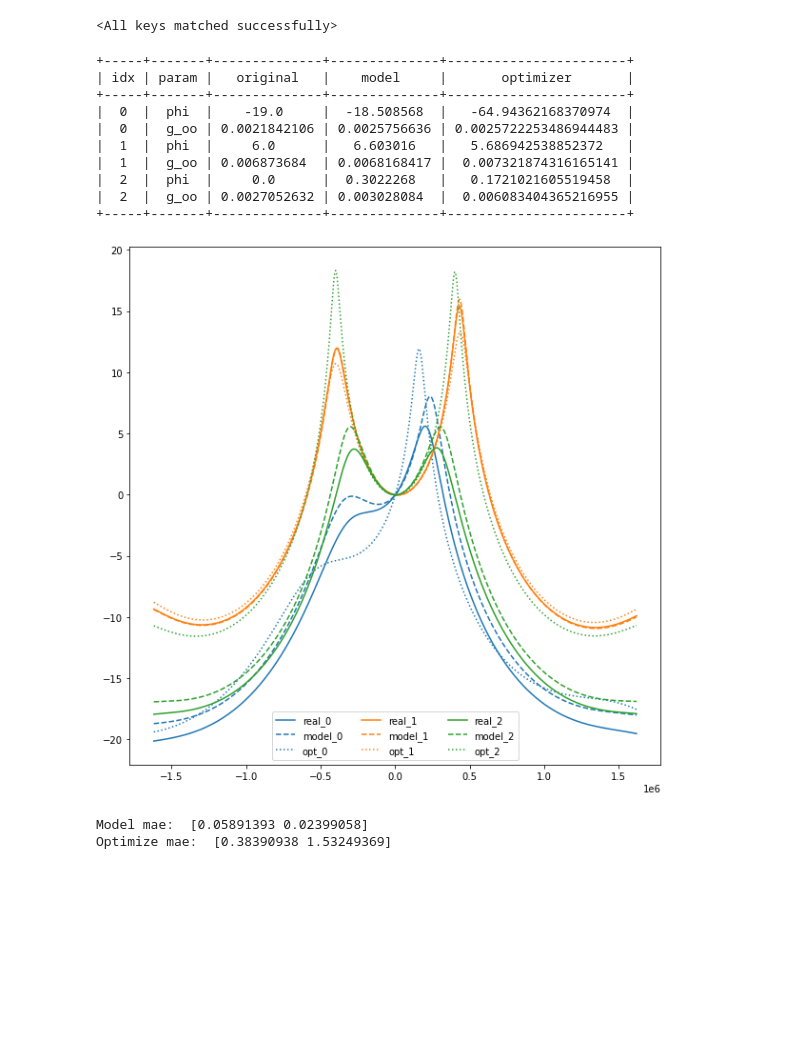
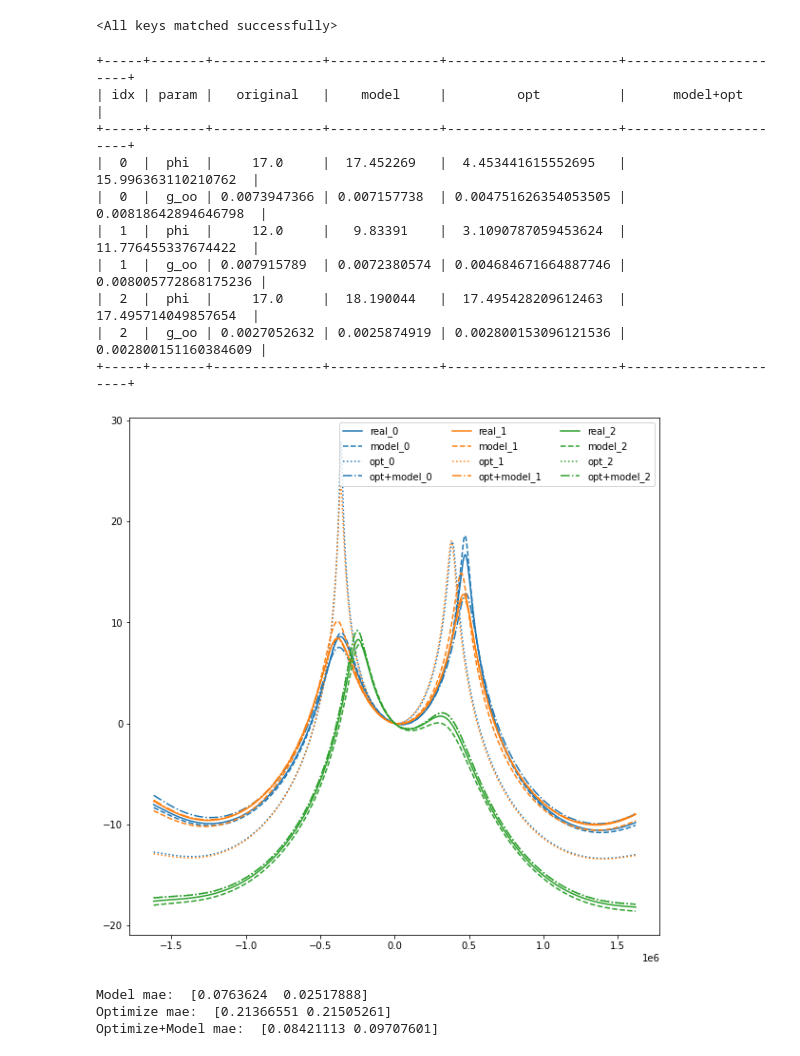
Before and after one commit to kiliakis/ML-LHC-closed-loop, a Jupyter notebook: pytorch-predictor.ipynb, the cells around one changed output. Cells and saved outputs as stored; diff of their text form; code cells hidden in the pictures; blank space fills up the shorter version.

Commit message:
adds new 2-model approach

```diff
--- a/pytorch-predictor.ipynb
+++ b/pytorch-predictor.ipynb
@@ -321,7 +321,7 @@ optimizer = torch.optim.Adam(model.parameters(), lr=0.01)
 
 # train the network
 train_loss, train_accuracy, test_loss, test_accuracy = model.train_net(
-    optimizer, criterion, X_train, y_train, X_test, y_test, 5000)
+    optimizer, criterion, X_train, y_train, X_test, y_test, 500)
 # %% [output]
 Net(
   (center): ConstantPad1d(padding=(-120, -120), value=0)
@@ -425,49 +424,51 @@ y_validate_new = target_scaler.inverse_transform(y_validate.numpy())
 # %%
 # plot the validation curves
 %matplotlib inline
 
 plt.figure(figsize=(10, 10))
 gen_tf = GenerateTF(fb_attn_index=3, with_noise=False)
 x = gen_tf.frequency.astype(np.float32)
 
 table = PrettyTable()
-table.field_names = ["idx", "param", "original", "model", "optimizer"]
+table.field_names = ["idx", "param", "original", "model", "opt", "model+opt"]
 # print(table)
 
 for idx in range(3):
     try:
-        popt, pcov  = curve_fit(gen_tf, x, X_validate_new[idx])
+        popt, _  = curve_fit(gen_tf, x, X_validate_new[idx], bounds=([-20, 1e-4], [20, 1e-2]), method='trf')
+        # Initial guesses coming from the model
+        poptModel,_ = curve_fit(gen_tf, x, X_validate_new[idx], bounds=([-20, 1e-4], [20, 1e-2]), method='trf', p0=yhat_new[idx])
     except:
         print(f'Scipy curve fit failed for idx: {idx}')
         continue
 
     # print('Param, Original, Model, Optimizer')
-    table.add_row([idx, 'phi', y_validate_new[idx][0], yhat_new[idx][0], popt[0]])
-    table.add_row([idx, 'g_oo', y_validate_new[idx][1], yhat_new[idx][1], popt[1]])
+    table.add_row([idx, 'phi', y_validate_new[idx][0], yhat_new[idx][0], popt[0], poptModel[0]])
+    table.add_row([idx, 'g_oo', y_validate_new[idx][1], yhat_new[idx][1], popt[1], poptModel[1]])
 
     # print('phi', y_validate_new[idx][0], yhat_new[idx][0], popt[0])
     # print('g_oo', y_validate_new[idx][1], yhat_new[idx][1], popt[1])
 
     p = plt.plot(x, gen_tf(x, *(y_validate_new[idx])), label=f'real_{idx}', ls='-')
     plt.plot(x, gen_tf(x, *(yhat_new[idx])), label=f'model_{idx}', ls='--', color=p[0].get_color())
     plt.plot(x, gen_tf(x, *popt), label=f'opt_{idx}', ls=':', color=p[0].get_color())
-
+    plt.plot(x, gen_tf(x, *poptModel), label=f'opt+model_{idx}', ls='-.', color=p[0].get_color())
 print(table)
 plt.legend(ncol=3)
 plt.show()
 plt.close()
 # %% [output]
-+-----+-------+--------------+--------------+-----------------------+
-| idx | param |   original   |    model     |       optimizer       |
-+-----+-------+--------------+--------------+-----------------------+
-|  0  |  phi  |    -19.0     |  -18.508568  |   -64.94362168370974  |
-|  0  |  g_oo | 0.0021842106 | 0.0025756636 | 0.0025722253486944483 |
-|  1  |  phi  |     6.0      |   6.603016   |   5.686942538852372   |
-|  1  |  g_oo | 0.006873684  | 0.0068168417 |  0.007321874316165141 |
-|  2  |  phi  |     0.0      |  0.3022268   |   0.1721021605519458  |
-|  2  |  g_oo | 0.0027052632 | 0.003028084  |  0.006083404365216955 |
-+-----+-------+--------------+--------------+-----------------------+
++-----+-------+--------------+--------------+----------------------+----------------------+
+| idx | param |   original   |    model     |         opt          |      model+opt       |
++-----+-------+--------------+--------------+----------------------+----------------------+
+|  0  |  phi  |     17.0     |  17.452269   |  4.453441615552695   |  15.996363110210762  |
+|  0  |  g_oo | 0.0073947366 | 0.007157738  | 0.004751626354053505 | 0.00818642894646798  |
+|  1  |  phi  |     12.0     |   9.83391    |  3.1090787059453624  |  11.776455337674422  |
+|  1  |  g_oo | 0.007915789  | 0.0072380574 | 0.004684671664887746 | 0.008005772868175236 |
+|  2  |  phi  |     17.0     |  18.190044   |  17.495428209612463  |  17.495714049857654  |
+|  2  |  g_oo | 0.0027052632 | 0.0025874919 | 0.002800153096121536 | 0.002800151160384609 |
++-----+-------+--------------+--------------+----------------------+----------------------+
-[figure, old version]
+[figure, new version]
 # %%
 def calc_mae_model(yhat, yreal):
     # model.eval()
@@ -500,11 +518,14 @@ def calc_mae_optimize(test_x, test_y):
 # %%
 mae_model = calc_mae_model(yhat_new, y_validate_new)
 mae_optimize = calc_mae_optimize(X_validate_new, y_validate_new)
+mae_optimize_model = calc_mae_optimize_model(yhat_new, X_validate_new, y_validate_new)
 print('Model mae: ', mae_model)
 print('Optimize mae: ', mae_optimize)
+print('Optimize+Model mae: ', mae_optimize_model)
 # %% [output]
-Model mae:  [0.05891393 0.02399058]
-Optimize mae:  [0.38390938 1.53249369]
+Model mae:  [0.0763624  0.02517888]
+Optimize mae:  [0.21366551 0.21505261]
+Optimize+Model mae:  [0.08421113 0.09707601]
 # %%
 # evaluate our model
 # def evaluate_model(X, y):
```
Also changed, not shown: parts of 4 cells of this notebook, 1 other file.
